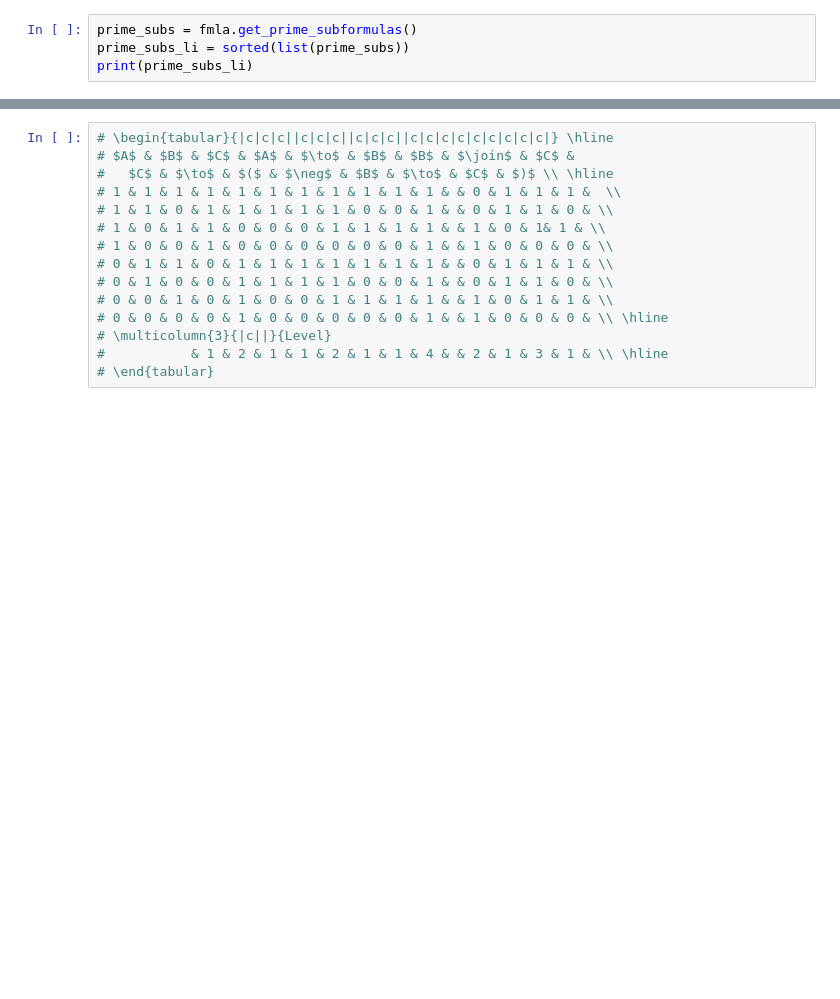
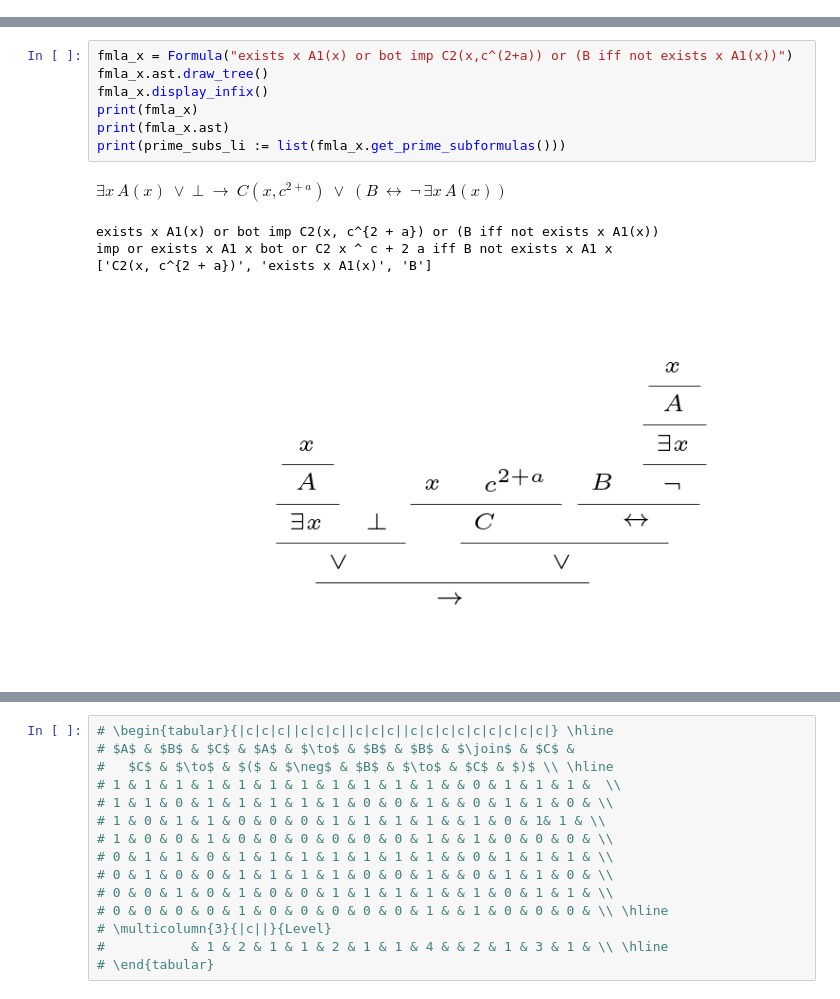
Before and after one commit to jhjeong314/Proofmood, a Jupyter notebook: fitch_propositional.ipynb, the cells around one changed output, grey strips where cells are left out. Cells and saved outputs as stored; diff of their text form; blank space fills up the shorter version.

```diff
--- a/fitch_propositional.ipynb
+++ b/fitch_propositional.ipynb
@@ -45,4 +0,0 @@ True
-# %%
-prime_subs = fmla.get_prime_subformulas()
-prime_subs_li = sorted(list(prime_subs))
-print(prime_subs_li)
@@ -109,0 +24,13 @@ bValues: [1, 1, 1, 0, 1]
+# %%
+fmla_x = Formula("exists x A1(x) or bot imp C2(x,c^(2+a)) or (B iff not exists x A1(x))")
+fmla_x.ast.draw_tree()
+fmla_x.display_infix()
+print(fmla_x)
+print(fmla_x.ast)
+print(prime_subs_li := list(fmla_x.get_prime_subformulas()))
+# %% [output]
+$\displaystyle \exists x\, A(x)\: \vee\: \bot\: \rightarrow\: C(x, c^{2 + a})\: \vee\: (B\: \leftrightarrow\: \neg\, \exists x\, A(x))$
+exists x A1(x) or bot imp C2(x, c^{2 + a}) or (B iff not exists x A1(x))
+imp or exists x A1 x bot or C2 x ^ c + 2 a iff B not exists x A1 x
+['C2(x, c^{2 + a})', 'exists x A1(x)', 'B']
+[figure, added]
```
Also changed, not shown: parts of 36 cells of this notebook, 3 other files.
